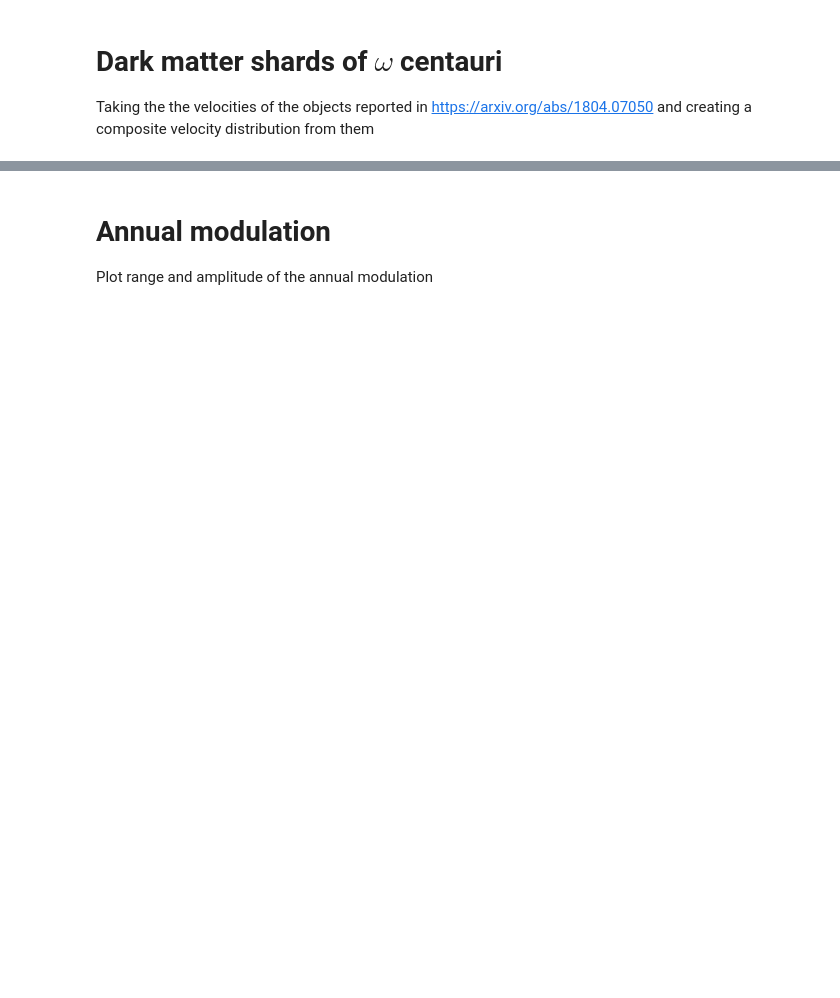
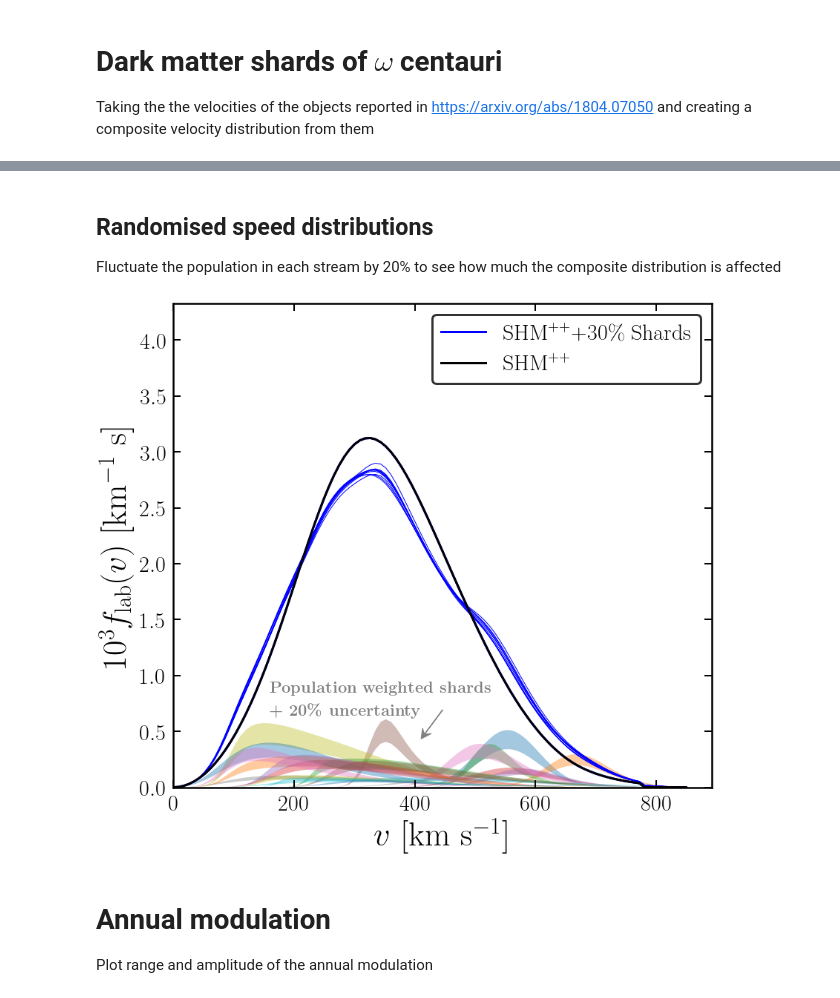
Before and after one commit to cajohare/DarkShards, a Jupyter notebook: code/PlotShards.ipynb, the cells around one changed output, grey strips where cells are left out. Cells and saved outputs as stored; diff of their text form; code cells hidden in the pictures; blank space fills up the shorter version.

```diff
--- a/code/PlotShards.ipynb
+++ b/code/PlotShards.ipynb
@@ -123,3 +135,60 @@ fig.savefig('../plots/plots_png/'+pltname+'.png',bbox_inches='tight')
+# %% [markdown]
+## Randomised speed distributions
+Fluctuate the population in each stream by 20% to see how much the composite distribution is affected
+# %%
+# Figure setup
+from random import gauss
+fig = plt.figure(figsize=(13,12))
+ax = fig.add_subplot(111)
+pltname = 'Shards_fv_random'
+
+fv0 = (1-0.25)*fv_Iso + 0.25*fv_Saus
+
+pop_sig = 0.2
+xi_shards = 0.3
+n_ex = 10
+col = flipud(cm.jet(linspace(0,1,n_ex)))
+for i in range(0,n_ex):
+    fv_tot = zeros(shape=n)
+    for j in range(0,nshards):
+        npop = pops[j]*sum(dat[:,9])
+        xi_rand = gauss(npop, pop_sig*npop)
+        if xi_rand<0.0:
+            xi_rand = 0.0
+        fv_tot += xi_rand*fv[j,:]/pops[j]
+    fv_tot /= trapz(fv_tot,v)
+    plt.plot(v,1e3*(xi_shards*fv_tot+(1.0-xi_shards)*fv0),'-',color="blue",linewidth=1)
+
+plt.plot(v,1e3*fv0,'-',color="blue",linewidth=3,label=r'SHM$^{++}$+30\% Shards')
+plt.plot(v,1e3*fv0,'k-',linewidth=3,label=r'SHM$^{++}$')
+
+# Plot individual streams
+for i in range(0,nshards):
+    npop = pops[j]*sum(dat[:,9])
+    y1 = 1e3*fv[i,:]*(1.0+pop_sig)
+    y2 = 1e3*fv[i,:]*(1.0-pop_sig)
+    plt.fill_between(v,y1,y2=y2,linewidth=3,alpha=0.4)
+
+# Plot fiddling
+ax.set_xlim(left=0.0)
+ax.set_ylim(bottom=0.0,top=max(1e3*fv_Iso)*1.5)
+ax.tick_params(which='major',direction='in',width=2,length=10,right=True,top=True,pad=10,labelsize=30)
+ax.tick_params(which='minor',direction='in',width=1,length=7,right=True,top=True)
+plt.xlabel(r"$v$ [km s$^{-1}$]",fontsize=45);
+plt.ylabel(r"$10^3 f_{\rm lab}(v)$ [km$^{-1}$ s]",fontsize=45);
+plt.text(160,0.85,r'\bf {Population weighted shards}',fontsize=22,color='gray')
+plt.text(160,0.65,r'\bf + 20\% uncertainty',fontsize=22,color='gray')
+plt.arrow(0.5, 0.16, -0.04, -0.06, transform=ax.transAxes,length_includes_head=True,head_width=0.02, head_length=0.02, overhang=0.4,edgecolor='gray',facecolor='gray')
+leg = plt.legend(fontsize=30,edgecolor='k')
+leg.get_frame().set_linewidth(3)
+
+
+# Save figure
+plt.show()
+fig.savefig('../plots/'+pltname+'.pdf',bbox_inches='tight')
+fig.savefig('../plots/plots_png/'+pltname+'.png',bbox_inches='tight')
+# %% [output]
+[figure, added]
 # %% [markdown]
 # Annual modulation
 Plot range and amplitude of the annual modulation
```
Also changed, not shown: parts of 14 cells of this notebook, 16 other files.
